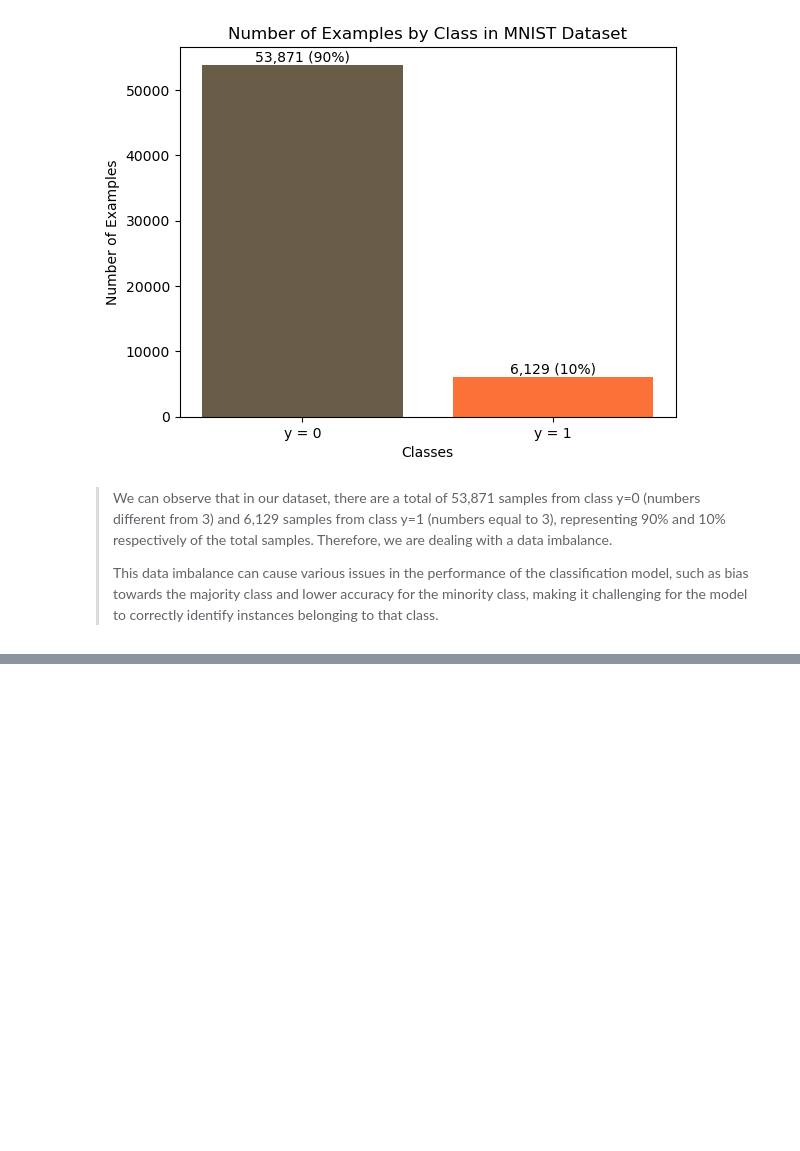
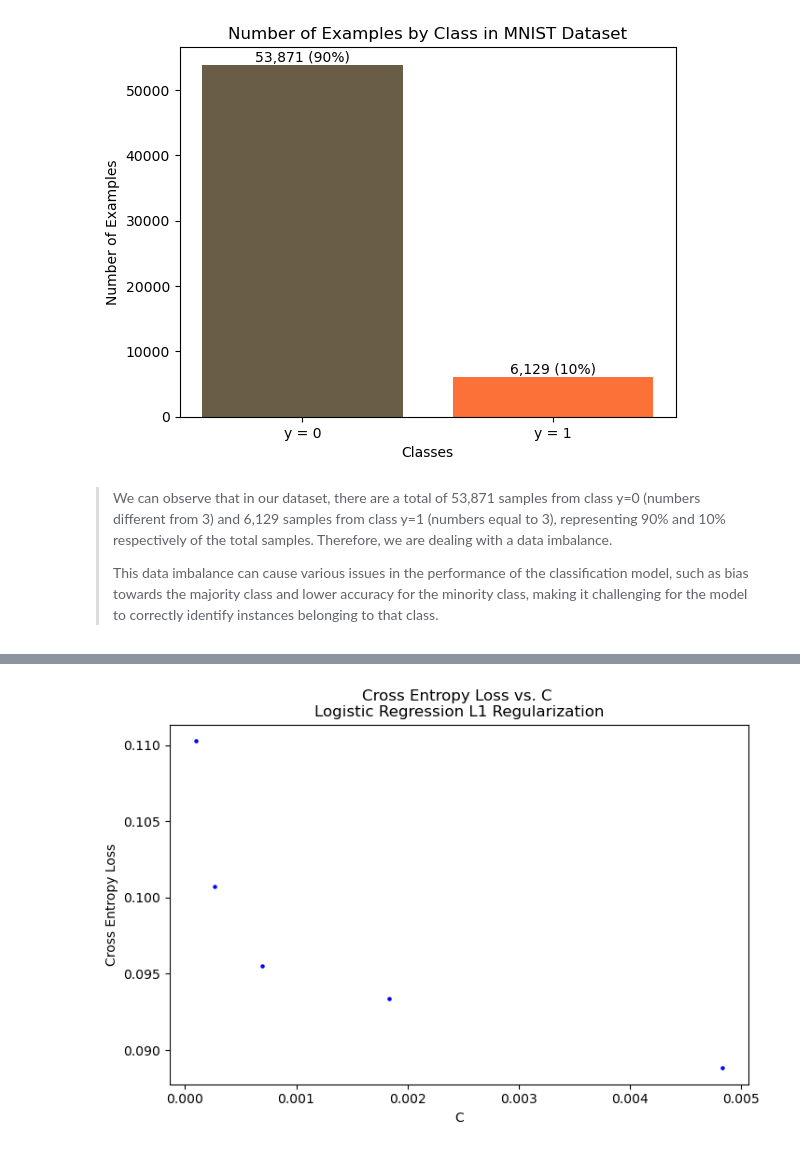
Before and after one commit to BarbaraPFloresRios/IDS705_PrinciplesOfMachineLearning, a Jupyter notebook: Assignment_3_SupervisedLearning_ModelTrainingAndEvaluation/Assignment_3.ipynb, the cells around one changed output, grey strips where cells are left out. Cells and saved outputs as stored; diff of their text form; code cells hidden in the pictures; blank space fills up the shorter version.

```diff
--- a/Assignment_3_SupervisedLearning_ModelTrainingAndEvaluation/Assignment_3.ipynb
+++ b/Assignment_3_SupervisedLearning_ModelTrainingAndEvaluation/Assignment_3.ipynb
@@ -740,0 +725,17 @@ No artists with labels found to put in legend.  Note that artists whose label st
+# %%
+# Cross entropy loss
+
+plt.figure(figsize=(8, 5))
+plt.scatter(
+    C_values[0:5],
+    cross_entropy_loss,
+    color="blue",
+    s=5,
+)
+plt.xlabel("C")
+plt.ylabel("Cross Entropy Loss")
+plt.title("Cross Entropy Loss vs. C \nLogistic Regression L1 Regularization")
+
+plt.show()
+# %% [output]
+[figure, added]
```
Also changed, not shown: parts of 8 cells of this notebook.
